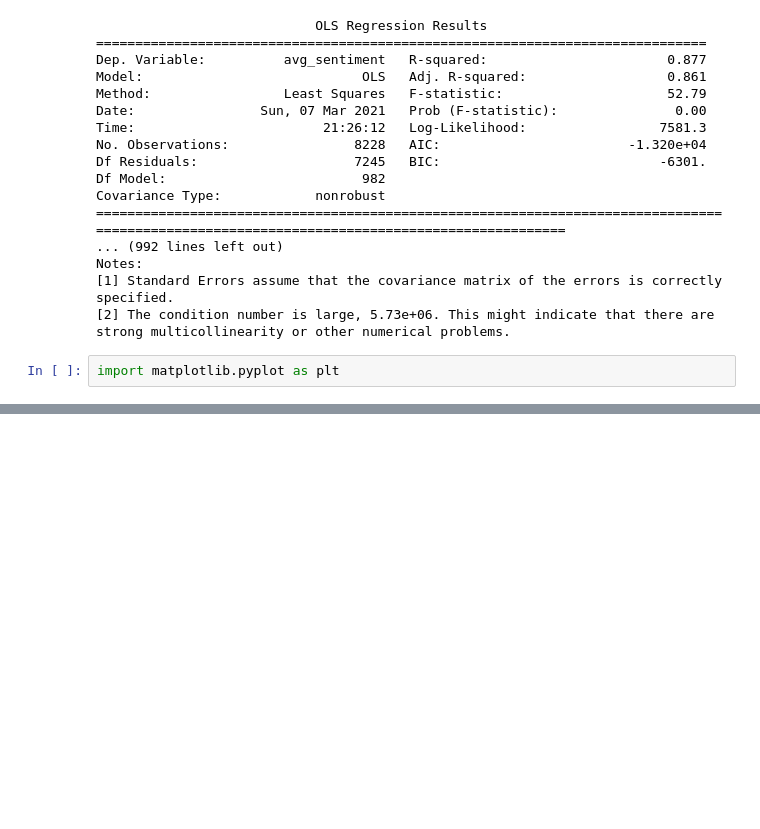
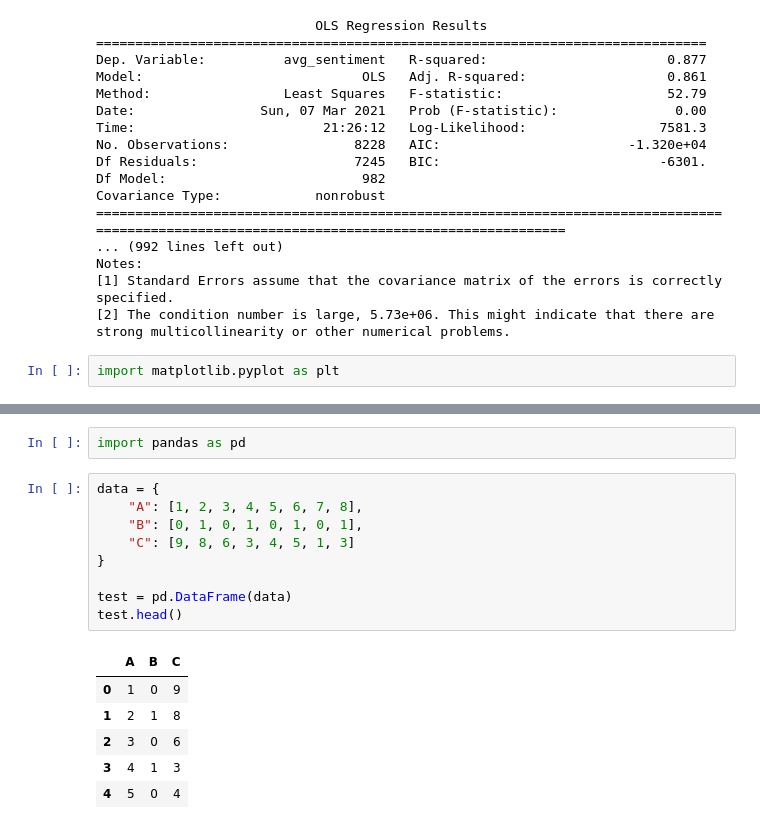
Before and after one commit to DSC180b-group5/final-pipeline, a Jupyter notebook: src/Fixed Effects Notebook.ipynb, the cells around one changed output, grey strips where cells are left out. Saved outputs shown, nothing was run; the diff lists cells and outputs as text; blank space fills up the shorter version.

```diff
--- a/src/Fixed Effects Notebook.ipynb
+++ b/src/Fixed Effects Notebook.ipynb
@@ -143,0 +152,18 @@ ax.set_ylim([-0.1, 1.1])
+# %%
+import pandas as pd
+# %%
+data = {
+    "A": [1, 2, 3, 4, 5, 6, 7, 8],
+    "B": [0, 1, 0, 1, 0, 1, 0, 1],
+    "C": [9, 8, 6, 3, 4, 5, 1, 3]
+}
+
+test = pd.DataFrame(data)
+test.head()
+# %% [output]
+|  | A | B | C |
+| 0 | 1 | 0 | 9 |
+| 1 | 2 | 1 | 8 |
+| 2 | 3 | 0 | 6 |
+| 3 | 4 | 1 | 3 |
+| 4 | 5 | 0 | 4 |
```
Also changed, not shown: parts of 4 cells of this notebook, 3 other files.
